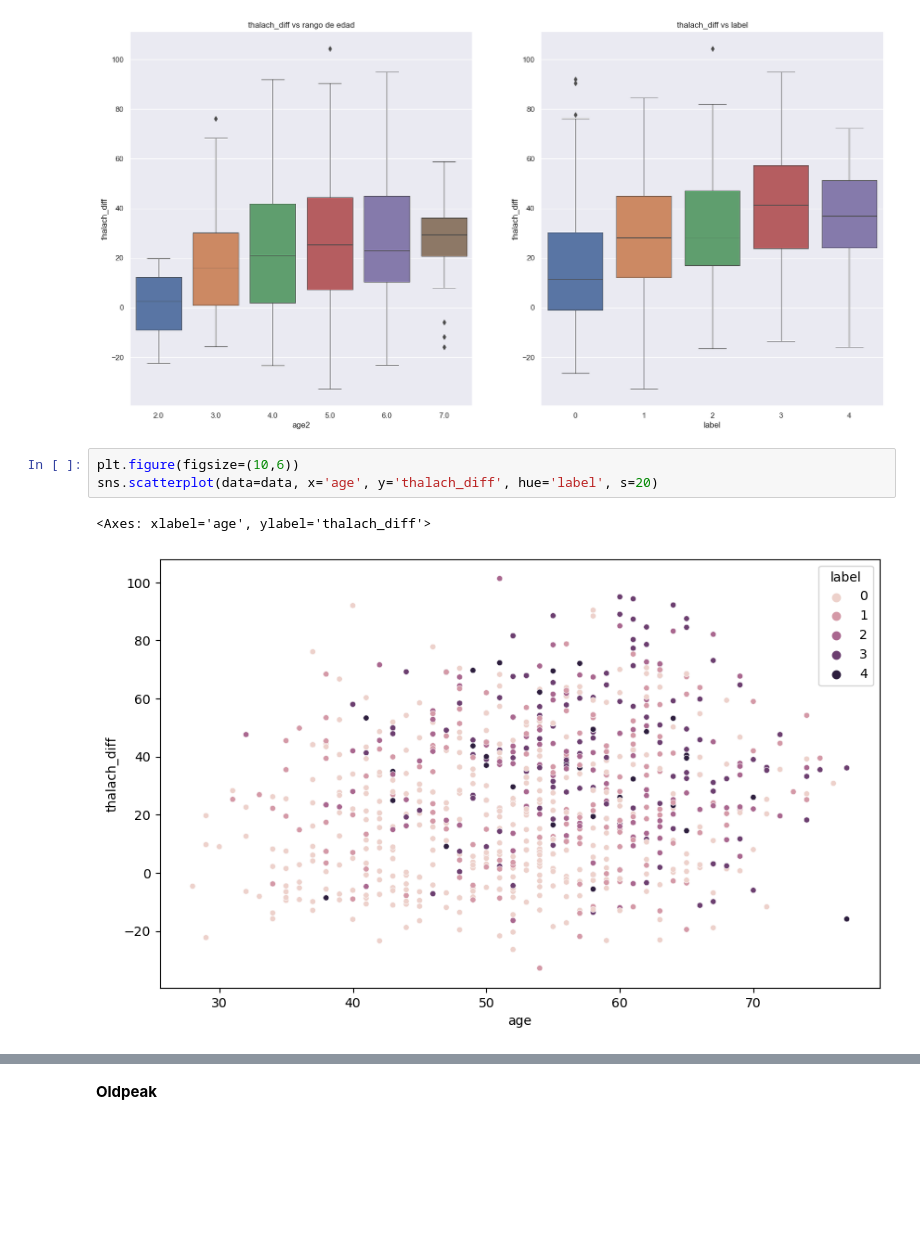
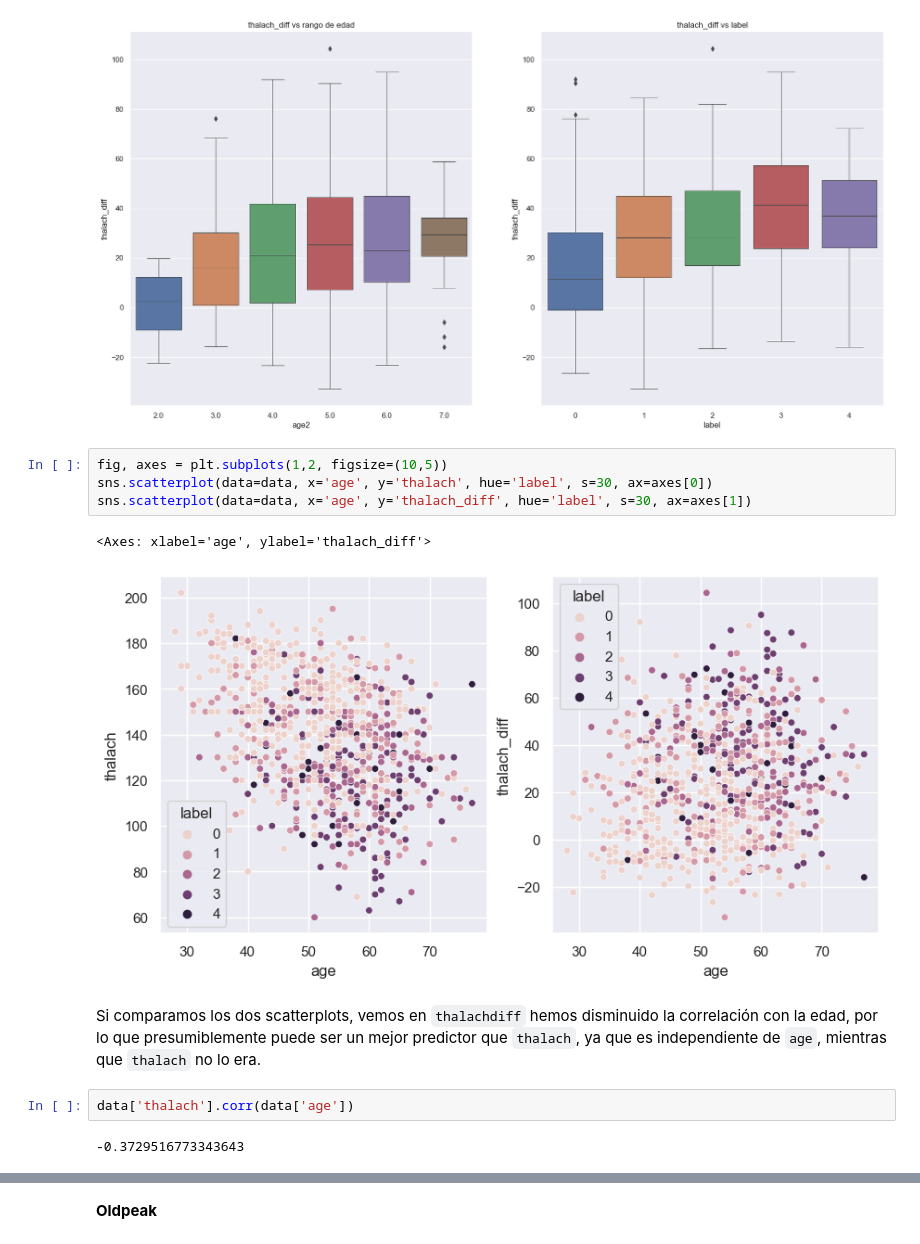
Before and after one commit to vruizext/mda-data-project-3, a Jupyter notebook: data-project-3.ipynb, the cells around one changed output, grey strips where cells are left out. Saved outputs shown, nothing was run; the diff lists cells and outputs as text; blank space fills up the shorter version.

```diff
--- a/data-project-3.ipynb
+++ b/data-project-3.ipynb
@@ -731,8 +734,15 @@ sns.boxplot(data=data, x='label', y='thalach_diff', linewidth=0.75, ax=axes[1]).
 [Text(0.5, 1.0, 'thalach_diff vs label')]
 [figure]
 # %%
-plt.figure(figsize=(10,6))
-sns.scatterplot(data=data, x='age', y='thalach_diff', hue='label', s=20)
+fig, axes = plt.subplots(1,2, figsize=(10,5))
+sns.scatterplot(data=data, x='age', y='thalach', hue='label', s=30, ax=axes[0])
+sns.scatterplot(data=data, x='age', y='thalach_diff', hue='label', s=30, ax=axes[1])
 # %% [output]
 <Axes: xlabel='age', ylabel='thalach_diff'>
-[figure, old version]
+[figure, new version]
+# %% [markdown]
+Si comparamos los dos scatterplots, vemos en `thalachdiff` hemos disminuido la correlación con la edad, por lo que presumiblemente puede ser un mejor predictor que `thalach`, ya que es independiente de `age`, mientras que `thalach` no lo era.
+# %%
+data['thalach'].corr(data['age'])
+# %% [output]
+-0.3729516773343643
```
Also changed, not shown: parts of 45 cells of this notebook.
